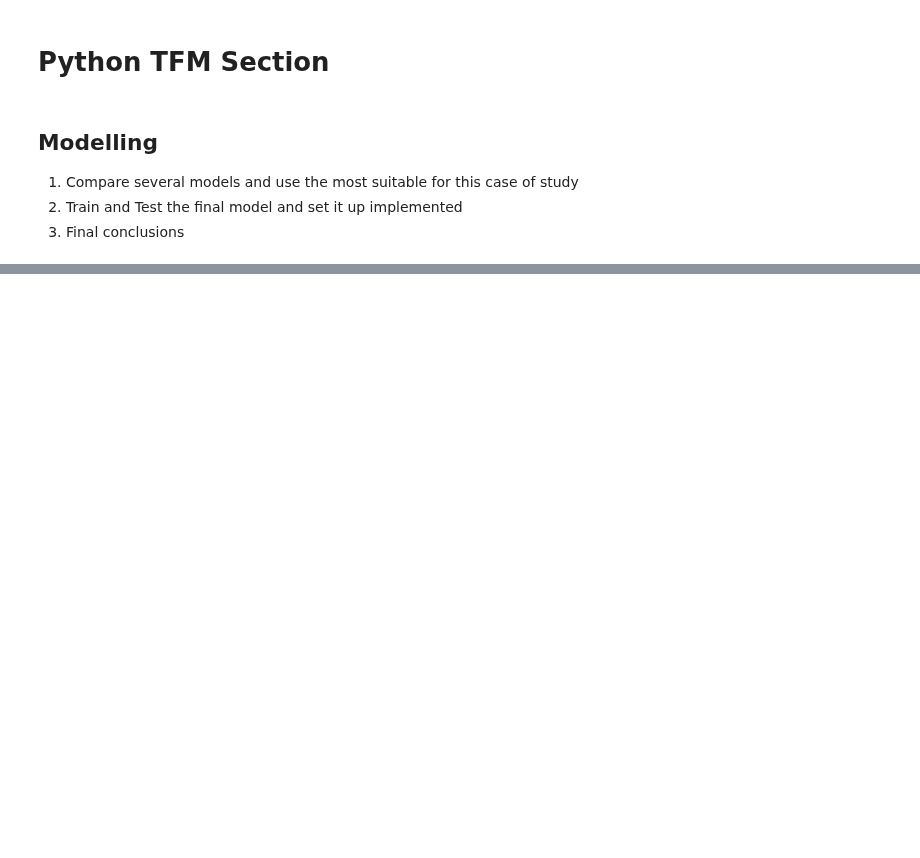
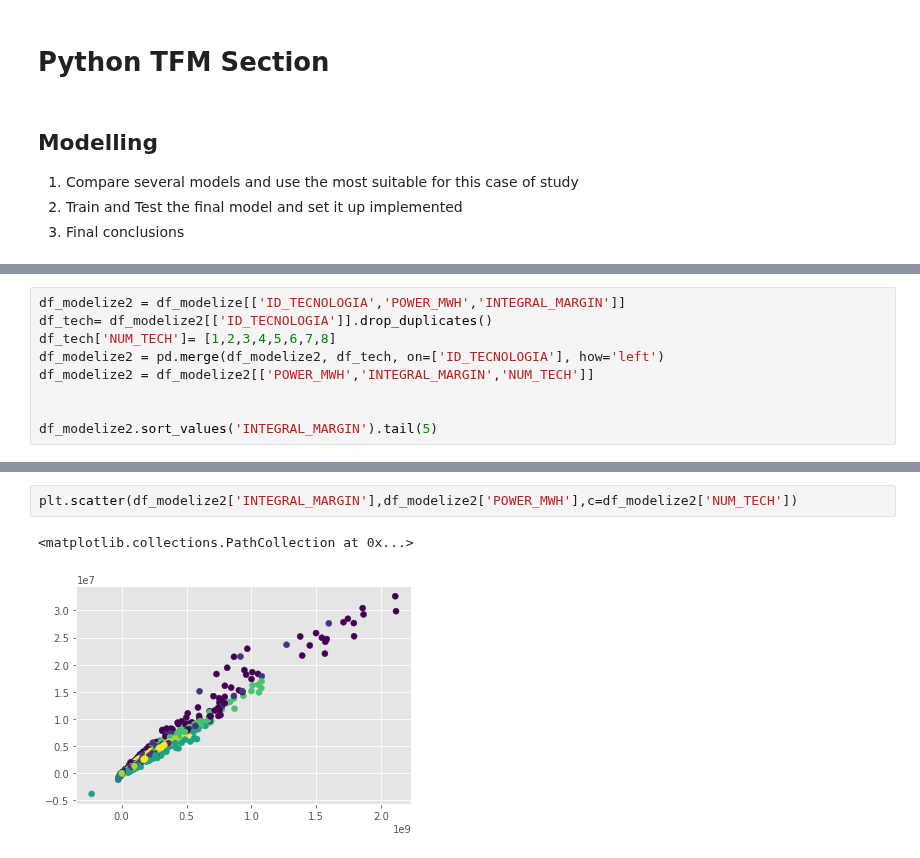
Before and after one commit to davescusope/TFM_Data_Science, a Jupyter notebook: 05. Modeling.ipynb, the cells around one changed output, grey strips where cells are left out. Saved outputs shown, nothing was run; the diff lists cells and outputs as text; blank space fills up the shorter version.

```diff
--- a/05. Modeling.ipynb
+++ b/05. Modeling.ipynb
@@ -25,0 +93,9 @@ df_modelize.sample(5)
+# %%
+df_modelize2 = df_modelize[['ID_TECNOLOGIA','POWER_MWH','INTEGRAL_MARGIN']]
+df_tech= df_modelize2[['ID_TECNOLOGIA']].drop_duplicates()
+df_tech['NUM_TECH']= [1,2,3,4,5,6,7,8]
+df_modelize2 = pd.merge(df_modelize2, df_tech, on=['ID_TECNOLOGIA'], how='left')
+df_modelize2 = df_modelize2[['POWER_MWH','INTEGRAL_MARGIN','NUM_TECH']]
+
+
+df_modelize2.sort_values('INTEGRAL_MARGIN').tail(5)
@@ -25,0 +109,5 @@ df_modelize.sample(5)
+# %%
+plt.scatter(df_modelize2['INTEGRAL_MARGIN'],df_modelize2['POWER_MWH'],c=df_modelize2['NUM_TECH'])
+# %% [output]
+<matplotlib.collections.PathCollection at 0x...>
+[figure, added]
```
Also changed, not shown: parts of 13 cells of this notebook, 3 other files.
